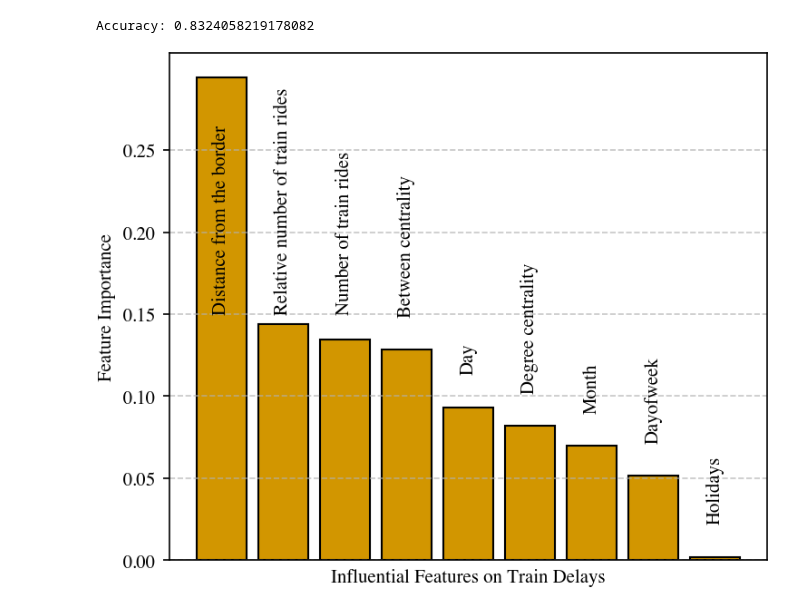
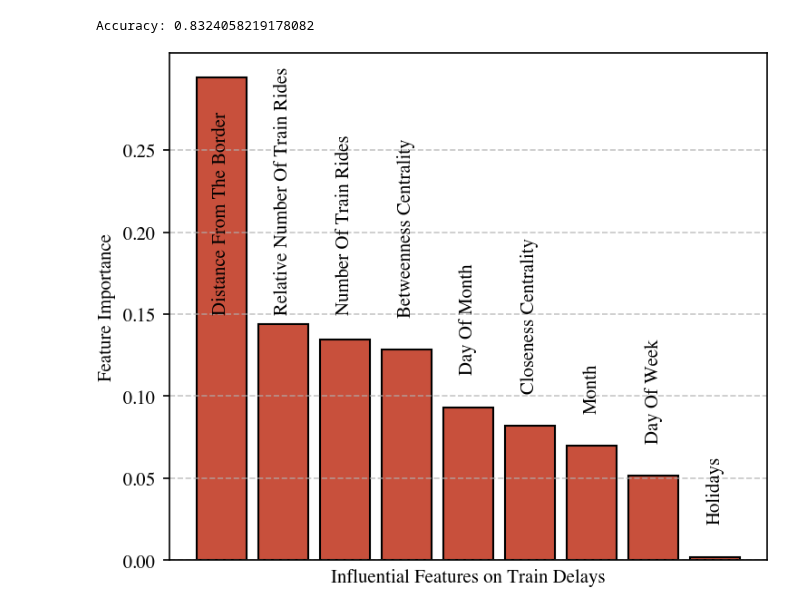
Before and after one commit to frederikpanse/db_project, a Jupyter notebook: exp/exp_JH_01_randomforest.ipynb, the cells around one changed output. Saved outputs shown, nothing was run; the diff lists cells and outputs as text; code cells hidden in the pictures.

Commit message:
plot color changed

```diff
--- a/exp/exp_JH_01_randomforest.ipynb
+++ b/exp/exp_JH_01_randomforest.ipynb
@@ -313,14 +313,14 @@ Accuracy: 0.8324058219178082
 # %%
 # rename feature names
 columns_list = ['Month',
- 'Day',
- 'Dayofweek',
+ 'Day Of Month',
+ 'Day Of Week',
  'Holidays',
- 'Relative number of train rides',
- 'Number of train rides',
- 'Distance from the border',
- 'Degree centrality',
- 'Between centrality']
+ 'Relative Number Of Train Rides',
+ 'Number Of Train Rides',
+ 'Distance From The Border',
+ 'Closeness Centrality',
+ 'Betweenness Centrality']
 # %%
 from tueplots import bundles
 from tueplots.constants.color import rgb
@@ -333,28 +333,28 @@ plt.rcParams.update(bundles.icml2022(column="half", nrows=1, ncols=1, usetex=Fal
 # %%
 
 
 feature_importances = pd.Series(rf.feature_importances_,
                                 index=columns_list).sort_values(ascending=False)
 plt.figure(figsize=(5, 4))
 
 bars = plt.bar(range(len(feature_importances)),
-               feature_importances,color=rgb.tue_orange,
+               feature_importances,color=rgb.tue_ocre,
                edgecolor='black')
 # plt.title('Feature Importance', fontsize=10)
 # plt.ylabel('Importance', fontsize=10)
 
 plt.xlabel('Influential Features on Train Delays', fontsize=10)
 plt.ylabel('Feature Importance', fontsize=10)
 plt.yticks(np.arange(0, 0.30, 0.05), size=10)
 plt.xticks([])
 plt.grid(axis='y', linestyle='--', alpha=0.7)
 
 
 for bar, label in zip(bars, feature_importances.index):
     yval = bar.get_height()
     plt.text(bar.get_x() + bar.get_width()/2, min(yval+0.02,0.15) , label, rotation = 90,
              ha='center', va='bottom', fontsize=10)
 plt.savefig('../doc/fig/plot_JH_01_feature_importance.pdf', format='pdf', bbox_inches='tight')
 plt.show()
 # %% [output]
-[figure, old version]
+[figure, new version]
```
Also changed, not shown: 3 other files.
